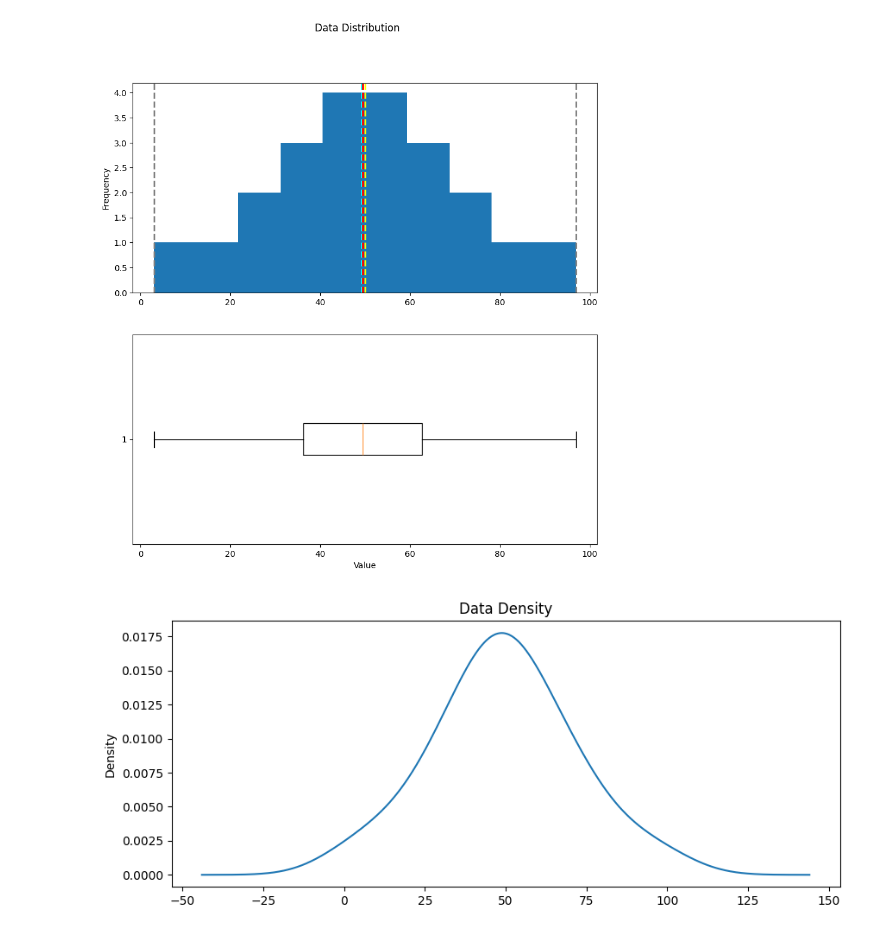
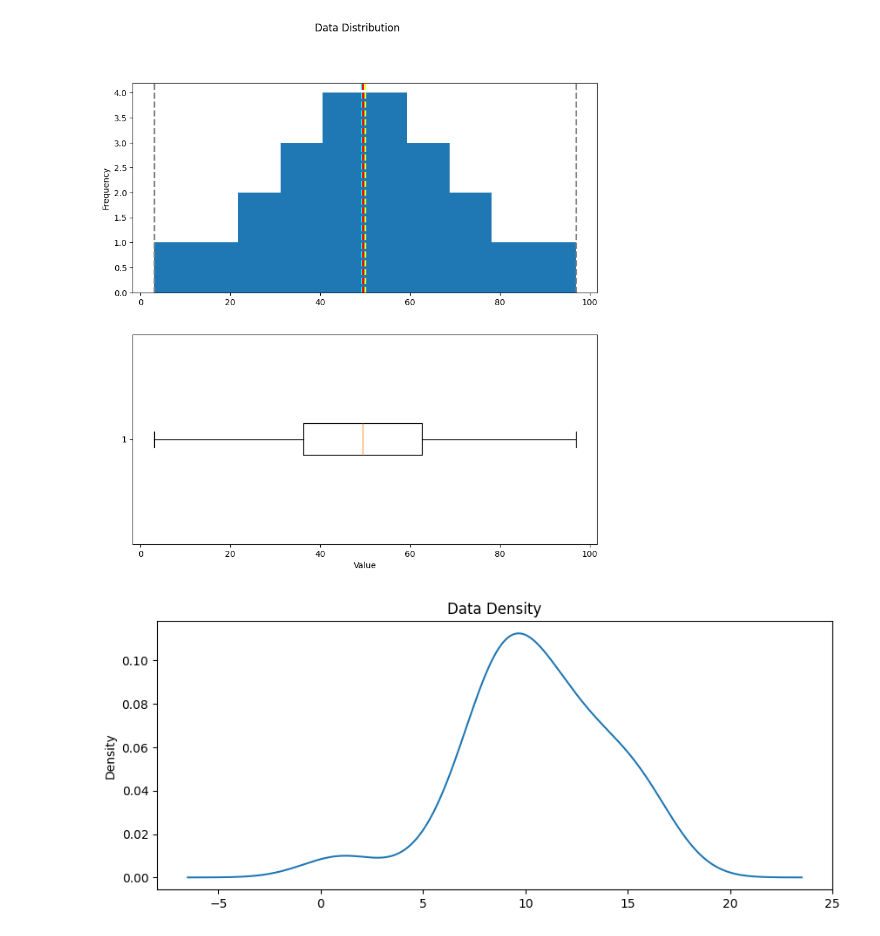
Before and after one commit to JuaoSea/Python-data, a Jupyter notebook: students_data.ipynb, the cells around one changed output. Saved outputs shown, nothing was run; the diff lists cells and outputs as text; code cells hidden in the pictures.

```diff
--- a/students_data.ipynb
+++ b/students_data.ipynb
@@ -318,13 +319,13 @@ Maximum:97.00
 # %%
 def show_density(data):
     fig = plt.figure(figsize=(10,4))
 
     data.plot.density()
 
     plt.title("Data Density")
 
     plt.show()
 
-show_density(df_students.Grade)
+show_density(df_students.StudyHours)
 # %% [output]
-[figure, old version]
+[figure, new version]
```
Also changed, not shown: parts of 4 cells of this notebook, 1 other file.
